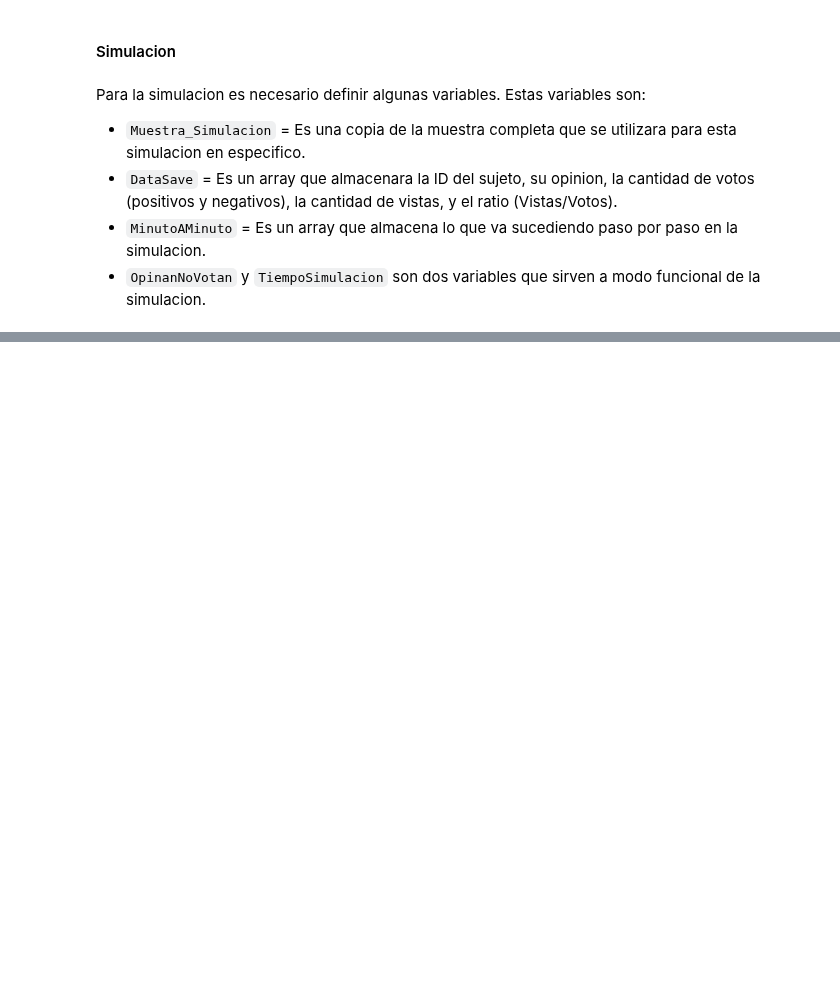
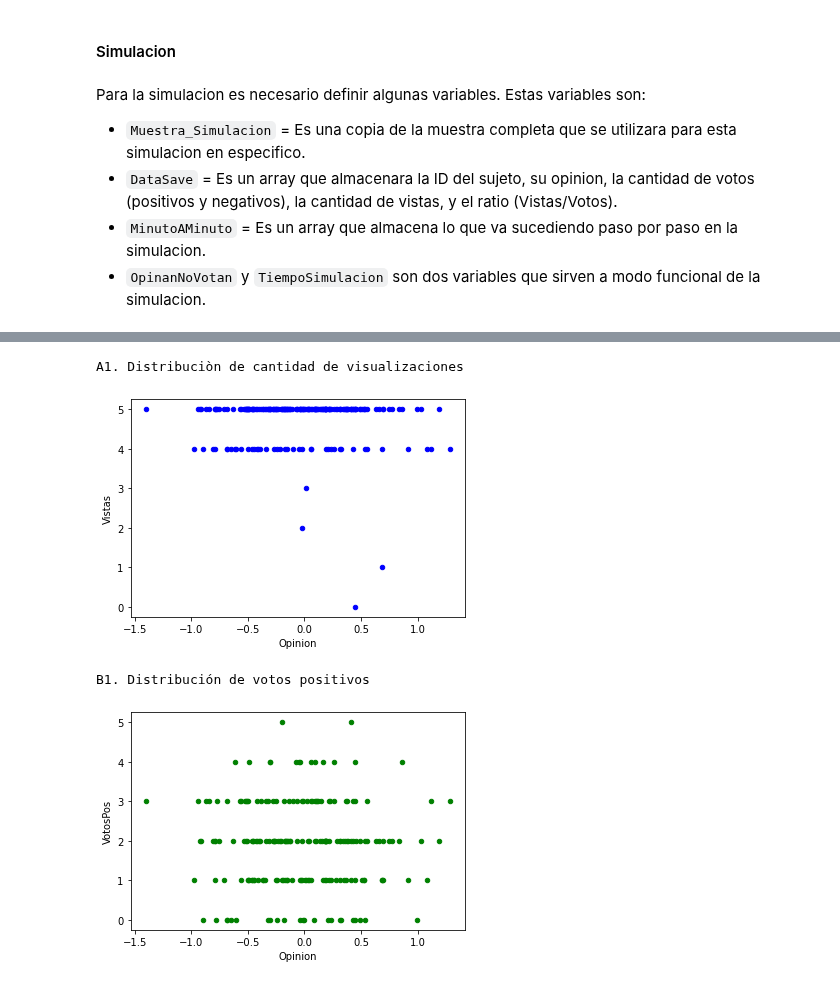
Before and after one commit to MariannoSalgado/Simulacion-RS, a Jupyter notebook: Modelado de opiniones y su impacto en la generación de consensos y disensos en una plataforma de CrowdSourcing.ipynb, the cells around one changed output, grey strips where cells are left out. Drawn from its saved outputs; the diff is of its cells as text; code cells hidden in the pictures; blank space fills up the shorter version.

Commit message:
Graficos para la univariada y la uniforme

```diff
--- a/Modelado de opiniones y su impacto en la generación de consensos y disensos en una plataforma de CrowdSourcing.ipynb
+++ b/Modelado de opiniones y su impacto en la generación de consensos y disensos en una plataforma de CrowdSourcing.ipynb
@@ -375,23 +375,4 @@ for i in Muestra_Simulacion:
 
 print (DataSave)
 print (MinutoAMinuto)
-# print (len(DataSave.index))
-
-# Para facilitar la visualizacion
-if Tipo in ['uniforme','univariada']:
-    for i in DataSave.index:
-        DataSave.at [i,'Opinion'] = DataSave.at [i,'Opinion'][0]
-    DataSave.plot(kind='scatter',x='Opinion',y='VotosPos',color='green')
-    DataSave.plot(kind='scatter',x='Opinion',y='VotosNeg',color='red')
-    DataSave.plot(kind='scatter',x='Opinion',y='Vistas',color='blue')
-    DataSave.Opinion.plot.density(color='green')
-
-
-# print (DataSave.Opinion)
-
-# ##### Visualizo la data
-# print ("-------------------------------------------------------------------------------------")
-#print (DataSave.sort_values(by=['Votos'], ascending=False))
-
-# DataSave.Opinion.plot.density(color='green')
 # %% [output]
@@ -416,0 +398,61 @@ ValueError: Invalid call for scalar access (getting)!
+# %%
+if Tipo in ['uniforme','univariada']:
+
+    for i in DataSave.index:
+    # Para hacer que la opinion no sea una lista.
+        DataSave.at [i,'Opinion'] = DataSave.at [i,'Opinion'][0]
+
+    # A1. Distribuciòn de cantidad de visualizaciones
+    print ('A1. Distribuciòn de cantidad de visualizaciones')
+    A1 = DataSave.plot(kind='scatter',x='Opinion',y='Vistas',color='blue')
+    plt.show()
+
+    # B1. Distribución de votos positivos.
+    print ('B1. Distribución de votos positivos')
+    B1 = DataSave.plot(kind='scatter',x='Opinion',y='VotosPos',color='green')
+    plt.show()
+
+    # B2. Distribución de votos positivos para ideas que tengan mas de 0 votos positivos
+    print ('B2. Distribución de votos positivos para ideas que tengan mas de 0 votos positivos')
+    VotosPosFiltrados = DataSave[DataSave.VotosPos > 0]
+    B2 = VotosPosFiltrados.plot(kind='scatter',x='Opinion',y='VotosPos',color='green')
+    plt.show()
+
+    # C1. Distribución de votos negativos.
+    print ('C1. Distribución de votos negativos')
+    C1 = DataSave.plot(kind='scatter',x='Opinion',y='VotosNeg',color='red')
+    plt.show()
+
+    # C2. Distribución de votos negativos para ideas que tengan mas de 0 votos negativos
+    print ('C2. Distribución de votos negativos para ideas que tengan mas de 0 votos negativos')
+    VotosNegFiltrados = DataSave[DataSave.VotosNeg > 0]
+    C2 = VotosNegFiltrados.plot(kind='scatter',x='Opinion',y='VotosNeg',color='green')
+    plt.show()
+
+    # D1. Distribución de rates.
+    print ('D1. Distribución de rates')
+    D1 = DataSave.plot(kind='scatter',x='Opinion',y='Ratio',color='orange')
+    plt.show()
+
+    # D2. Distribución de rates para ideas que tengan al menos X votos pos o neg
+    LimVotPos = 1
+    LimVotNeg = 1
+    print ('D21. Distribución de rates para ideas que tengan al menos ' + str(LimVotNeg) + ' votos pos y '  + str(LimVotNeg) + ' votos neg')
+    VotosPosFiltrados = DataSave[DataSave.VotosPos > LimVotPos]
+    VotosFiltrados = VotosPosFiltrados[DataSave.VotosNeg > LimVotNeg]
+    D2 = VotosFiltrados.plot(kind='scatter',x='Opinion',y='Ratio',color='green')
+    plt.show()
+
+
+    # E1. Distribución de rates x visualizaciones
+    print ('E1. Distribución de rates x visualizaciones')
+    E1 = DataSave.plot(kind='scatter',x='Ratio',y='Vistas',color='orange')
+    plt.show()
+
+    # E2. Distribución de rates x visualizaciones
+    print ('E2. Distribución de rates x visualizaciones')
+# %% [output]
+A1. Distribuciòn de cantidad de visualizaciones
+[figure, added]
+B1. Distribución de votos positivos
+[figure, added]
```
Also changed, not shown: parts of 5 cells of this notebook.
